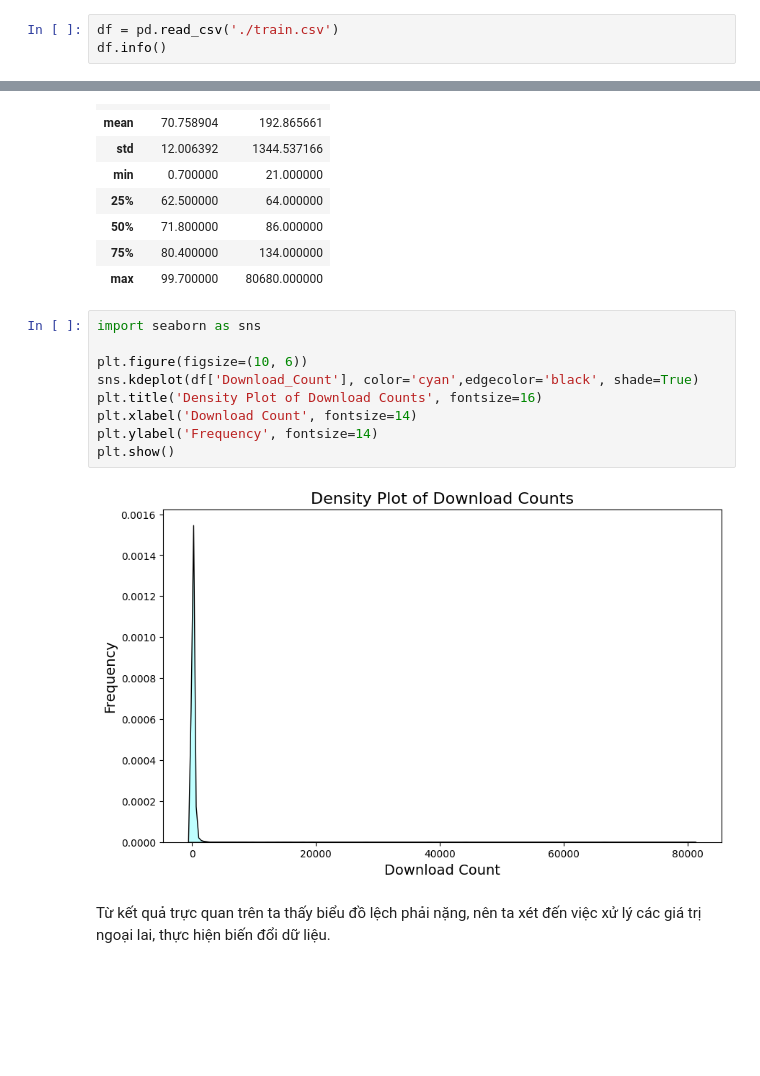
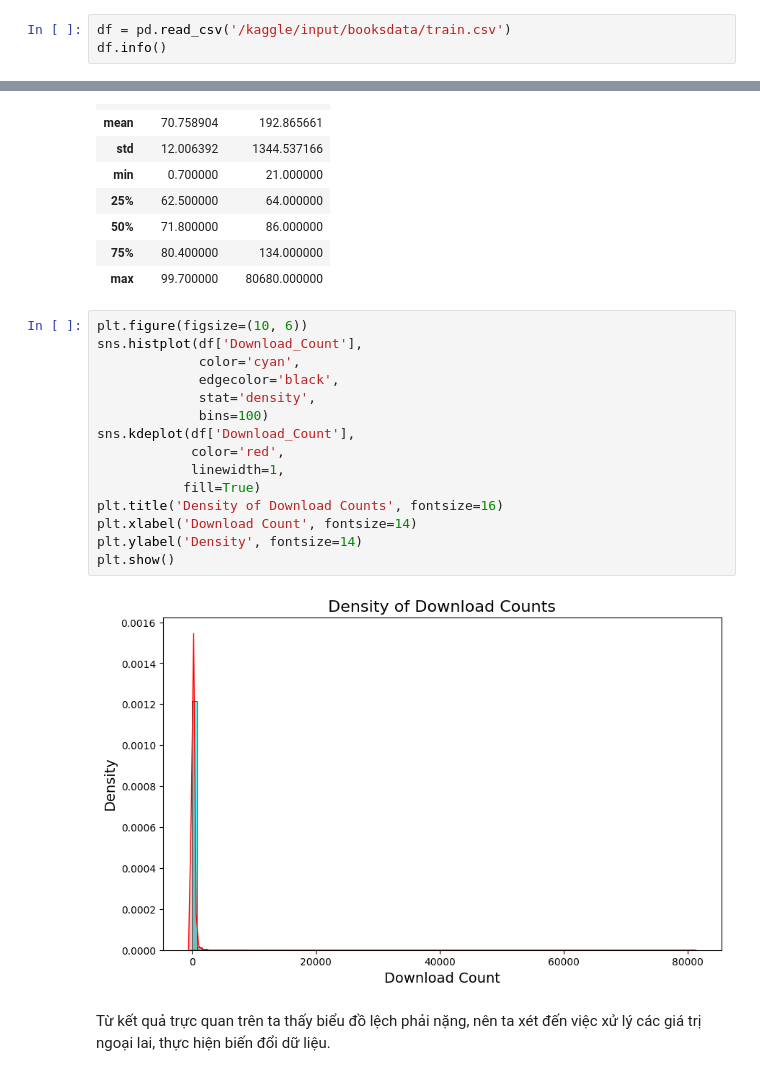
Before and after one commit to TempWiz/I2DS---Final-Project-Book-Recommandation-System, a Jupyter notebook: Recommendation System/I2DS_22120348_TDTHINH.ipynb, the cells around one changed output, grey strips where cells are left out. Drawn from its saved outputs; the diff is of its cells as text; blank space fills up the shorter version.

```diff
--- a/Recommendation System/I2DS_22120348_TDTHINH.ipynb
+++ b/Recommendation System/I2DS_22120348_TDTHINH.ipynb
@@ -10,7 +12,7 @@ warnings.filterwarnings("ignore")
 # %% [markdown]
 ## **Data Preprocessing**
 # %%
-df = pd.read_csv('./train.csv')
+df = pd.read_csv('/kaggle/input/booksdata/train.csv')
 df.info()
 # %% [output]
 <class 'pandas.core.frame.DataFrame'>
@@ -37,15 +39,21 @@ df[['Ease_Score','Download_Count']].describe()
 | 75% | 80.400000 | 134.000000 |
 | max | 99.700000 | 80680.000000 |
 # %%
-import seaborn as sns
-
 plt.figure(figsize=(10, 6))
-sns.kdeplot(df['Download_Count'], color='cyan',edgecolor='black', shade=True)
-plt.title('Density Plot of Download Counts', fontsize=16)
+sns.histplot(df['Download_Count'],
+             color='cyan',
+             edgecolor='black',
+             stat='density',
+             bins=100)
+sns.kdeplot(df['Download_Count'],
+            color='red',
+            linewidth=1,
+           fill=True)
+plt.title('Density of Download Counts', fontsize=16)
 plt.xlabel('Download Count', fontsize=14)
-plt.ylabel('Frequency', fontsize=14)
+plt.ylabel('Density', fontsize=14)
 plt.show()
 # %% [output]
-[figure, old version]
+[figure, new version]
 # %% [markdown]
 Từ kết quả trực quan trên ta thấy biểu đồ lệch phải nặng, nên ta xét đến việc xử lý các giá trị ngoại lai, thực hiện biến đổi dữ liệu.
```
Also changed, not shown: parts of 14 cells of this notebook.
